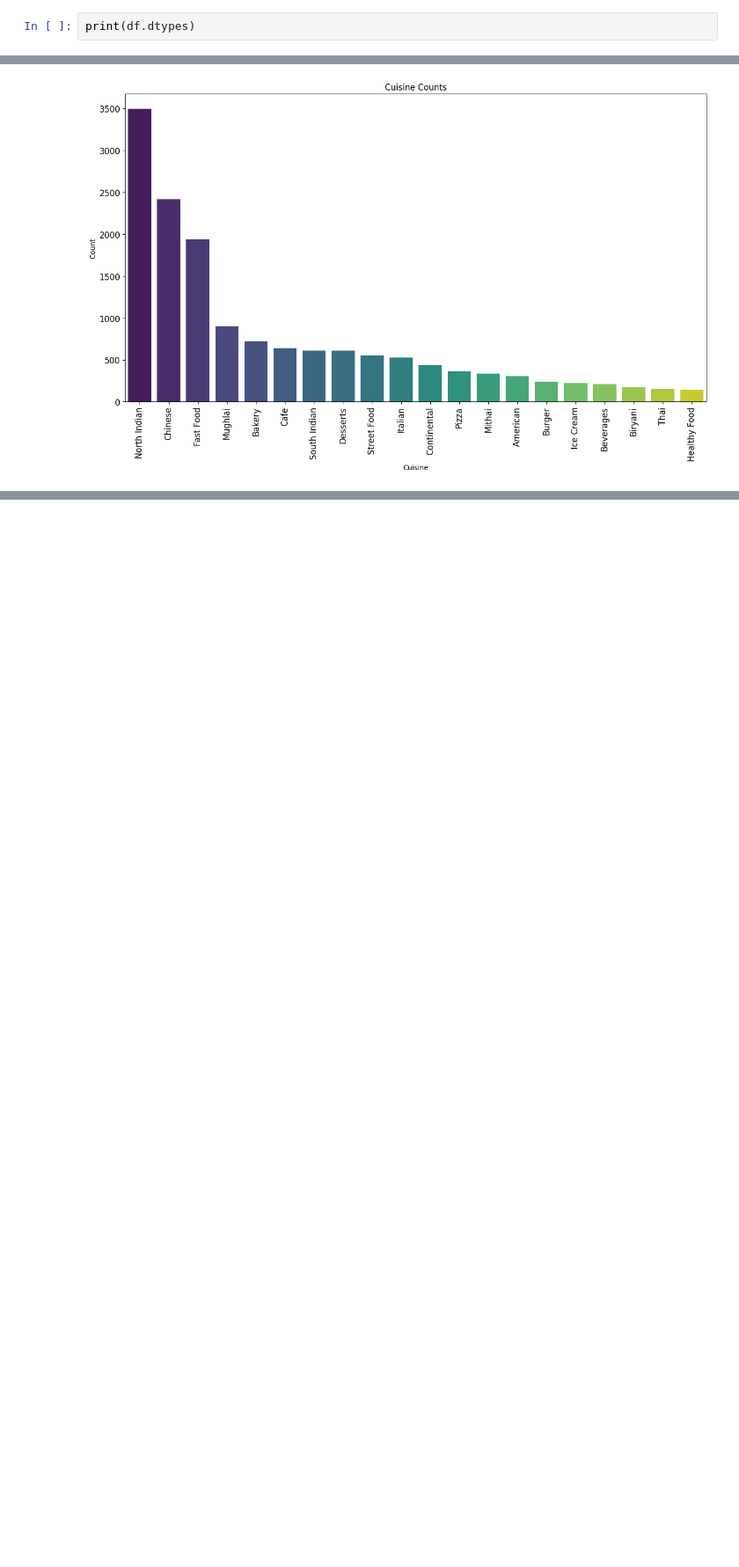
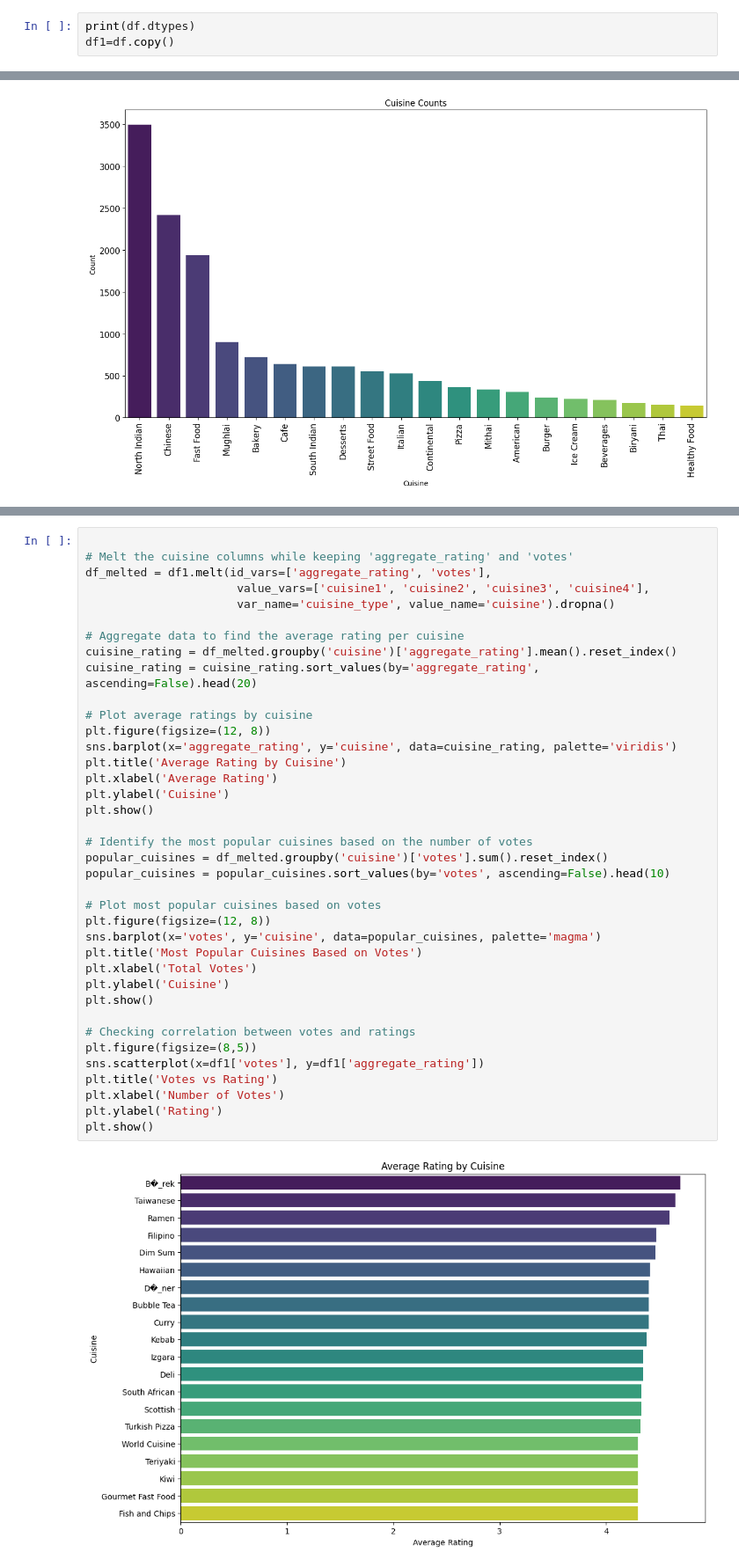
Before and after one commit to Ambigapathi-V/Cognifyz-Hotel-ratings-prediction, a Jupyter notebook: research/trials.ipynb, the cells around one changed output, grey strips where cells are left out. Shown at 88% size. Cells and saved outputs as stored; diff of their text form; blank space fills up the shorter version.

```diff
--- a/research/trials.ipynb
+++ b/research/trials.ipynb
@@ -859,6 +862,7 @@ cuisine_popularity         0
 dtype: int64
 # %%
 print(df.dtypes)
+df1=df.copy()
 # %% [output]
 restaurant_id                 int64
 restaurant_name              object
@@ -1408,0 +1312,40 @@ test_df = pd.DataFrame({
+# %%
+
+# Melt the cuisine columns while keeping 'aggregate_rating' and 'votes'
+df_melted = df1.melt(id_vars=['aggregate_rating', 'votes'],
+                      value_vars=['cuisine1', 'cuisine2', 'cuisine3', 'cuisine4'],
+                      var_name='cuisine_type', value_name='cuisine').dropna()
+
+# Aggregate data to find the average rating per cuisine
+cuisine_rating = df_melted.groupby('cuisine')['aggregate_rating'].mean().reset_index()
+cuisine_rating = cuisine_rating.sort_values(by='aggregate_rating', ascending=False).head(20)
+
+# Plot average ratings by cuisine
+plt.figure(figsize=(12, 8))
+sns.barplot(x='aggregate_rating', y='cuisine', data=cuisine_rating, palette='viridis')
+plt.title('Average Rating by Cuisine')
+plt.xlabel('Average Rating')
+plt.ylabel('Cuisine')
+plt.show()
+
+# Identify the most popular cuisines based on the number of votes
+popular_cuisines = df_melted.groupby('cuisine')['votes'].sum().reset_index()
+popular_cuisines = popular_cuisines.sort_values(by='votes', ascending=False).head(10)
+
+# Plot most popular cuisines based on votes
+plt.figure(figsize=(12, 8))
+sns.barplot(x='votes', y='cuisine', data=popular_cuisines, palette='magma')
+plt.title('Most Popular Cuisines Based on Votes')
+plt.xlabel('Total Votes')
+plt.ylabel('Cuisine')
+plt.show()
+
+# Checking correlation between votes and ratings
+plt.figure(figsize=(8,5))
+sns.scatterplot(x=df1['votes'], y=df1['aggregate_rating'])
+plt.title('Votes vs Rating')
+plt.xlabel('Number of Votes')
+plt.ylabel('Rating')
+plt.show()
+# %% [output]
+[figure, added]
```
Also changed, not shown: parts of 17 cells of this notebook.
